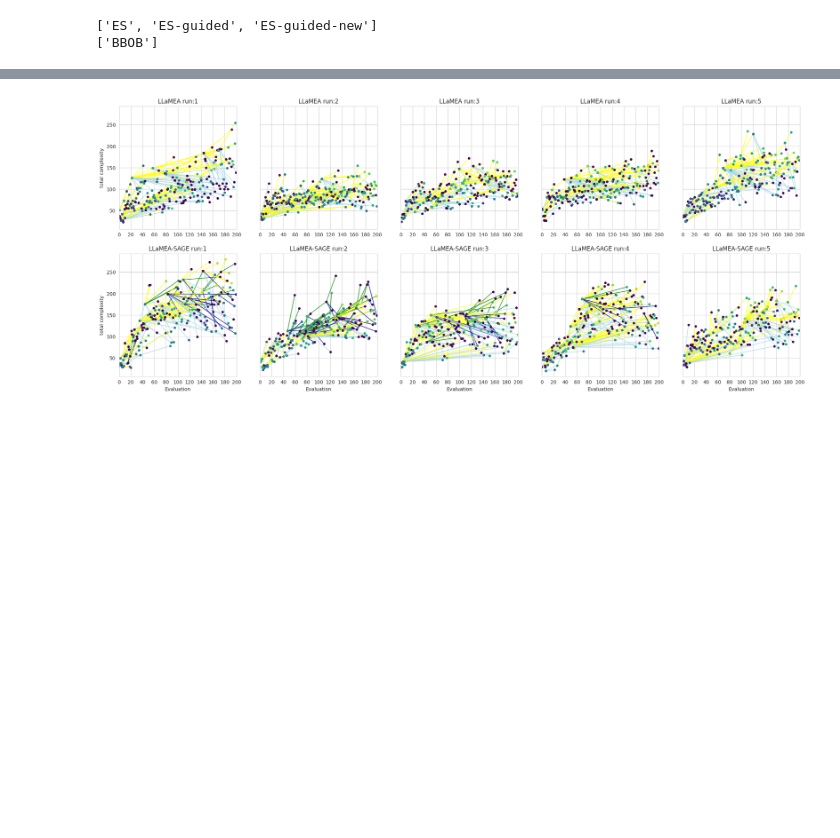
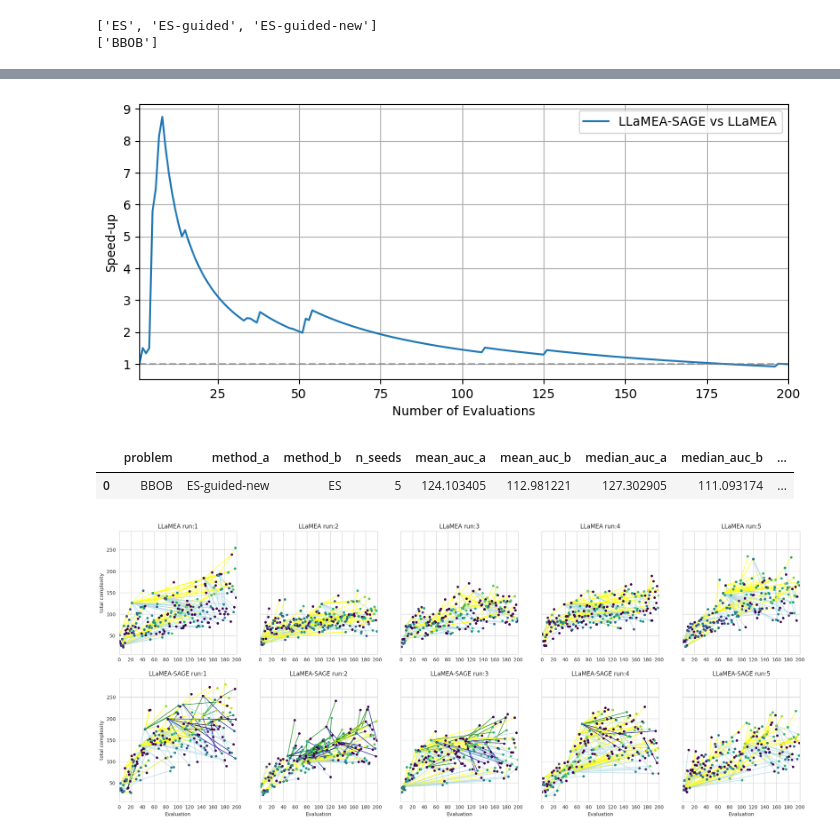
Before and after one commit to XAI-liacs/BLADE, a Jupyter notebook: visualize_1.ipynb, the cells around one changed output, grey strips where cells are left out. Cells and saved outputs as stored; diff of their text form; code cells hidden in the pictures; blank space fills up the shorter version.

```diff
--- a/visualize_1.ipynb
+++ b/visualize_1.ipynb
@@ -341,3 +341,28 @@ plt.show()
+# %%
+fig = plot_speedup(logger, method_fast="ES-guided-new", method_slow="ES", save=False, return_fig=True, budget=200)
+ax = fig.axes[0]   # or however you're getting your axis
+ax.set_title(None)
+handles, previous_labels = ax.get_legend_handles_labels()
+new_labels = []
+for label in previous_labels:
+    if label == "ES-guided-new vs ES":
+        new_labels.append("LLaMEA-SAGE vs LLaMEA")
+    else:
+        new_labels.append(label)
+ax.legend(handles=handles, labels=new_labels)
+plt.show()
+# %% [output]
+[figure, added]
+# %%
+compare_auc(logger,
+            method_a= "ES-guided-new",
+            method_b="ES",
+            budget=200,
+            metric="fitness",
+            test="wilcoxon")
+# %% [output]
+|  | problem | method_a | method_b | n_seeds | mean_auc_a | mean_auc_b | median_auc_a | median_auc_b | ... |
+| 0 | BBOB | ES-guided-new | ES | 5 | 124.103405 | 112.981221 | 127.302905 | 111.093174 | ... |
 # %%
 plot_experiment_CEG(logger, save=False, methods=["ES", "ES-guided-new"], markersize=4, budget=200, max_seeds=5, metric="total_complexity")
 
```
Also changed, not shown: parts of 3 cells of this notebook, 4 other files.
